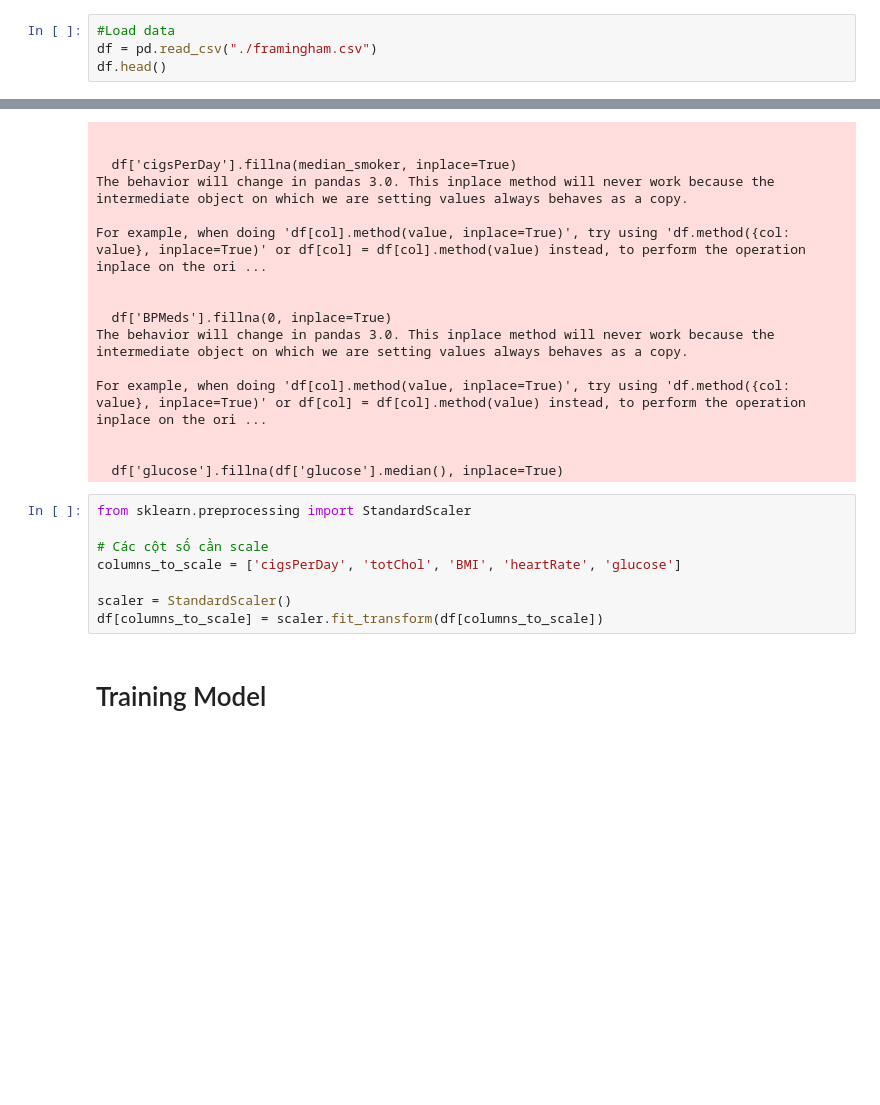
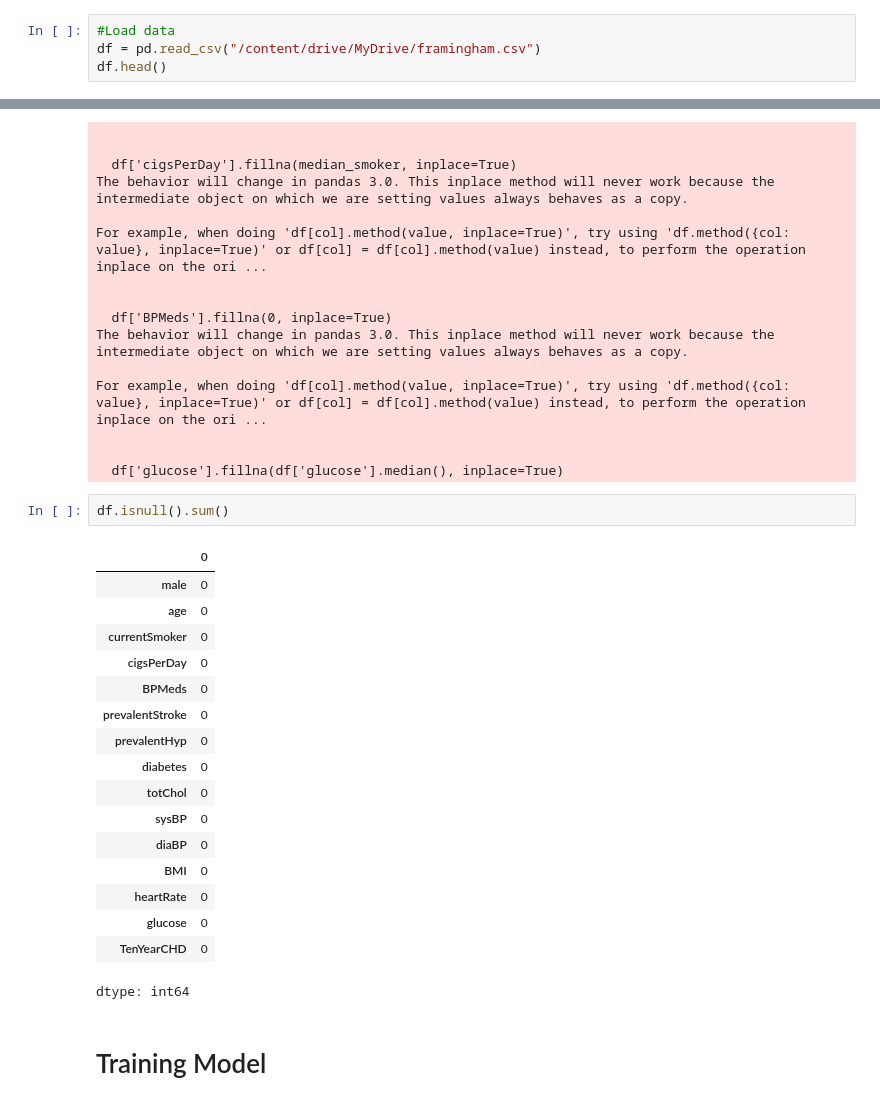
Before and after one commit to quangminh0604/CS114_Project, a Jupyter notebook: Project_CS114.ipynb, the cells around one changed output, grey strips where cells are left out. Cells and saved outputs as stored; diff of their text form; blank space fills up the shorter version.

```diff
--- a/Project_CS114.ipynb
+++ b/Project_CS114.ipynb
@@ -27,6 +25,6 @@ from sklearn.linear_model import Ridge
 # %%
 #Load data
-df = pd.read_csv("./framingham.csv")
+df = pd.read_csv("/content/drive/MyDrive/framingham.csv")
 df.head()
 # %% [output]
 |  | male | age | education | currentSmoker | cigsPerDay | BPMeds | prevalentStroke | prevalentHyp | ... |
@@ -313,14 +221,26 @@ For example, when doing 'df[col].method(value, inplace=True)', try using 'df.met
 
 
   df['glucose'].fillna(df['glucose'].median(), inplace=True)
-# %%
-from sklearn.preprocessing import StandardScaler
-
-# Các cột số cần scale
-columns_to_scale = ['cigsPerDay', 'totChol', 'BMI', 'heartRate', 'glucose']
-
-scaler = StandardScaler()
-df[columns_to_scale] = scaler.fit_transform(df[columns_to_scale])
+# %%
+df.isnull().sum()
+# %% [output]
+|  | 0 |
+| male | 0 |
+| age | 0 |
+| currentSmoker | 0 |
+| cigsPerDay | 0 |
+| BPMeds | 0 |
+| prevalentStroke | 0 |
+| prevalentHyp | 0 |
+| diabetes | 0 |
+| totChol | 0 |
+| sysBP | 0 |
+| diaBP | 0 |
+| BMI | 0 |
+| heartRate | 0 |
+| glucose | 0 |
+| TenYearCHD | 0 |
+dtype: int64
 # %% [markdown]
 # Training Model
 # %%
```
Also changed, not shown: parts of 39 cells of this notebook, 3 other files.
